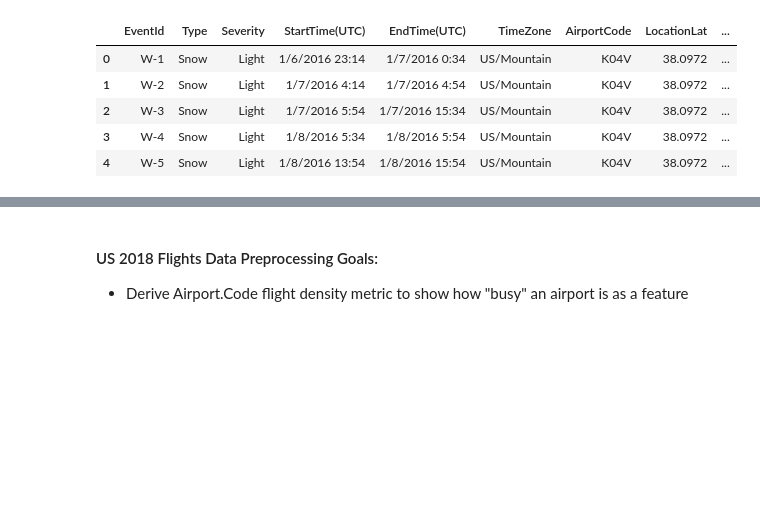
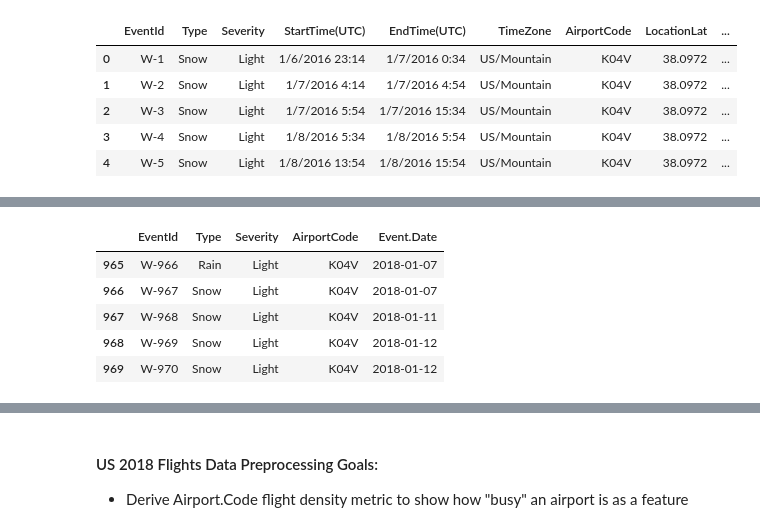
Before and after one commit to tfio17/flight-incident-prediction, a Jupyter notebook: Aviation Accident Prediction.ipynb, the cells around one changed output, grey strips where cells are left out. Saved outputs shown, nothing was run; the diff lists cells and outputs as text; code cells hidden in the pictures; blank space fills up the shorter version.

```diff
--- a/Aviation Accident Prediction.ipynb
+++ b/Aviation Accident Prediction.ipynb
@@ -322,3 +375,12 @@ us_weather_events_2018_df = preprocess_weather_events(us_weather_events_df)
+# %%
+us_weather_events_2018_df.head()
+# %% [output]
+|  | EventId | Type | Severity | AirportCode | Event.Date |
+| 965 | W-966 | Rain | Light | K04V | 2018-01-07 |
+| 966 | W-967 | Snow | Light | K04V | 2018-01-07 |
+| 967 | W-968 | Snow | Light | K04V | 2018-01-11 |
+| 968 | W-969 | Snow | Light | K04V | 2018-01-12 |
+| 969 | W-970 | Snow | Light | K04V | 2018-01-12 |
 # %%
 us_weather_events_2018_df.shape
 # %% [output]
```
Also changed, not shown: parts of 33 cells of this notebook.
